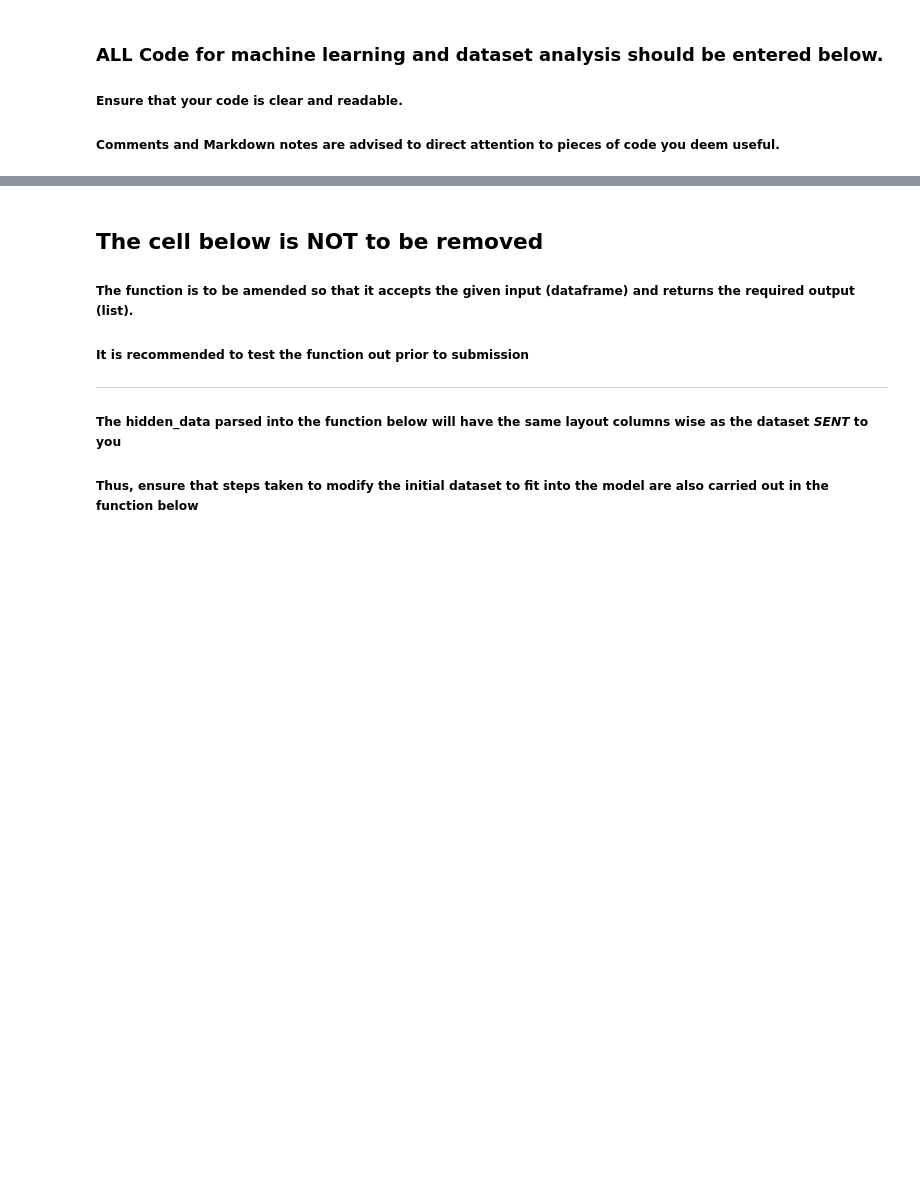
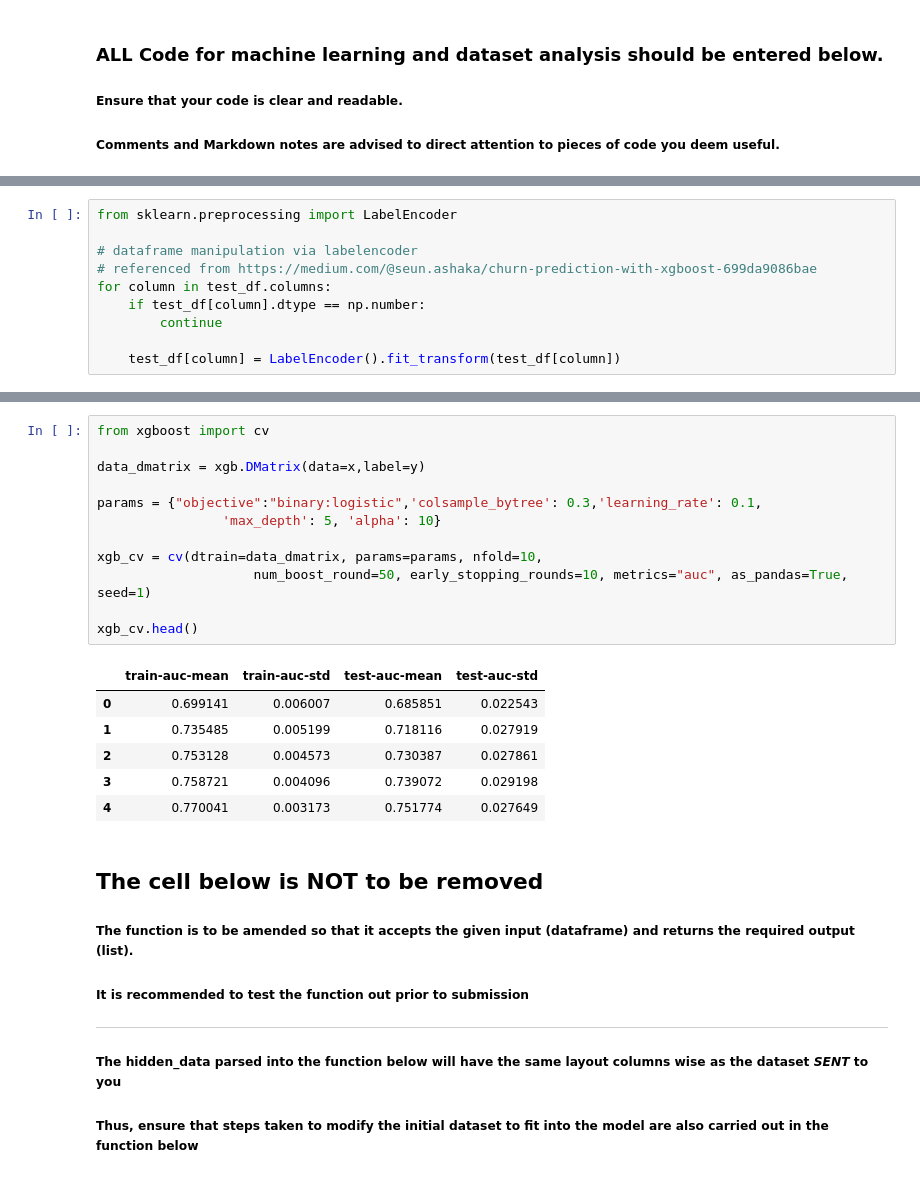
Before and after one commit to 61854/datathon_2024, a Jupyter notebook: NUS_DATATHON_SINGLIFE_NUS 188.ipynb, the cells around one changed output, grey strips where cells are left out. Drawn from its saved outputs; the diff is of its cells as text; blank space fills up the shorter version.

```diff
--- a/NUS_DATATHON_SINGLIFE_NUS 188.ipynb
+++ b/NUS_DATATHON_SINGLIFE_NUS 188.ipynb
@@ -318,0 +110,10 @@ Male: 3.714314949350251
+# %%
+from sklearn.preprocessing import LabelEncoder
+
+# dataframe manipulation via labelencoder
+# referenced from https://medium.com/@seun.ashaka/churn-prediction-with-xgboost-699da9086bae
+for column in test_df.columns:
+    if test_df[column].dtype == np.number:
+        continue
+
+    test_df[column] = LabelEncoder().fit_transform(test_df[column])
@@ -319,3 +170,22 @@ Male: 3.714314949350251
+# %%
+from xgboost import cv
+
+data_dmatrix = xgb.DMatrix(data=x,label=y)
+
+params = {"objective":"binary:logistic",'colsample_bytree': 0.3,'learning_rate': 0.1,
+                'max_depth': 5, 'alpha': 10}
+
+xgb_cv = cv(dtrain=data_dmatrix, params=params, nfold=10,
+                    num_boost_round=50, early_stopping_rounds=10, metrics="auc", as_pandas=True, seed=1)
+
+xgb_cv.head()
+# %% [output]
+|  | train-auc-mean | train-auc-std | test-auc-mean | test-auc-std |
+| 0 | 0.699141 | 0.006007 | 0.685851 | 0.022543 |
+| 1 | 0.735485 | 0.005199 | 0.718116 | 0.027919 |
+| 2 | 0.753128 | 0.004573 | 0.730387 | 0.027861 |
+| 3 | 0.758721 | 0.004096 | 0.739072 | 0.029198 |
+| 4 | 0.770041 | 0.003173 | 0.751774 | 0.027649 |
 # %% [markdown]
 ## The cell below is **NOT** to be removed
 ##### The function is to be amended so that it accepts the given input (dataframe) and returns the required output (list).
```
Also changed, not shown: parts of 16 cells of this notebook.
